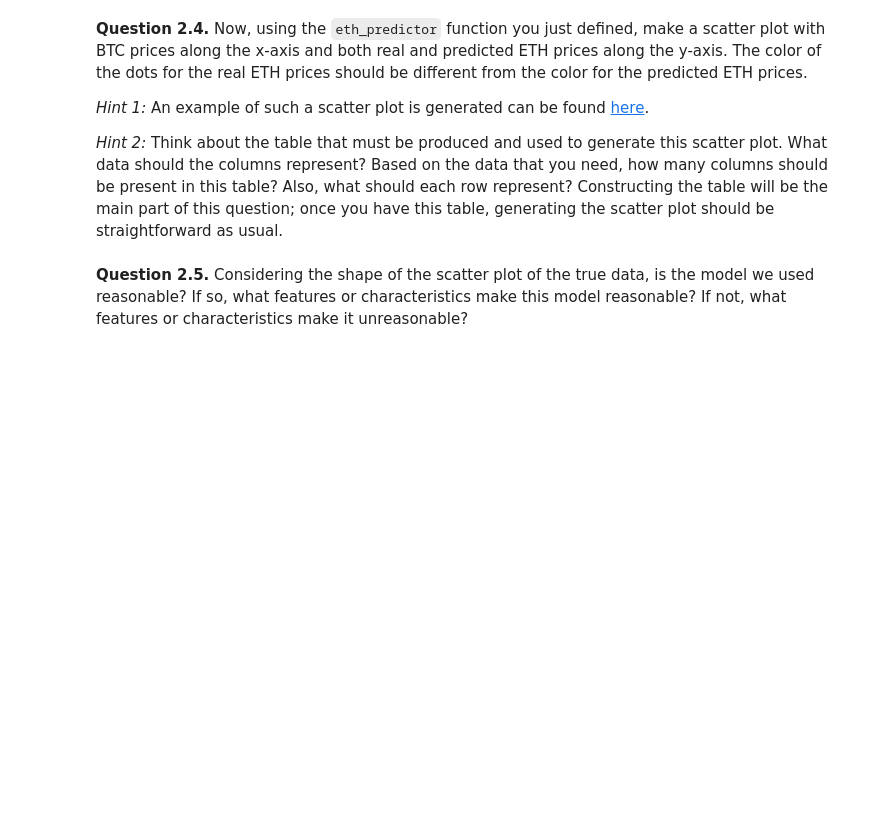
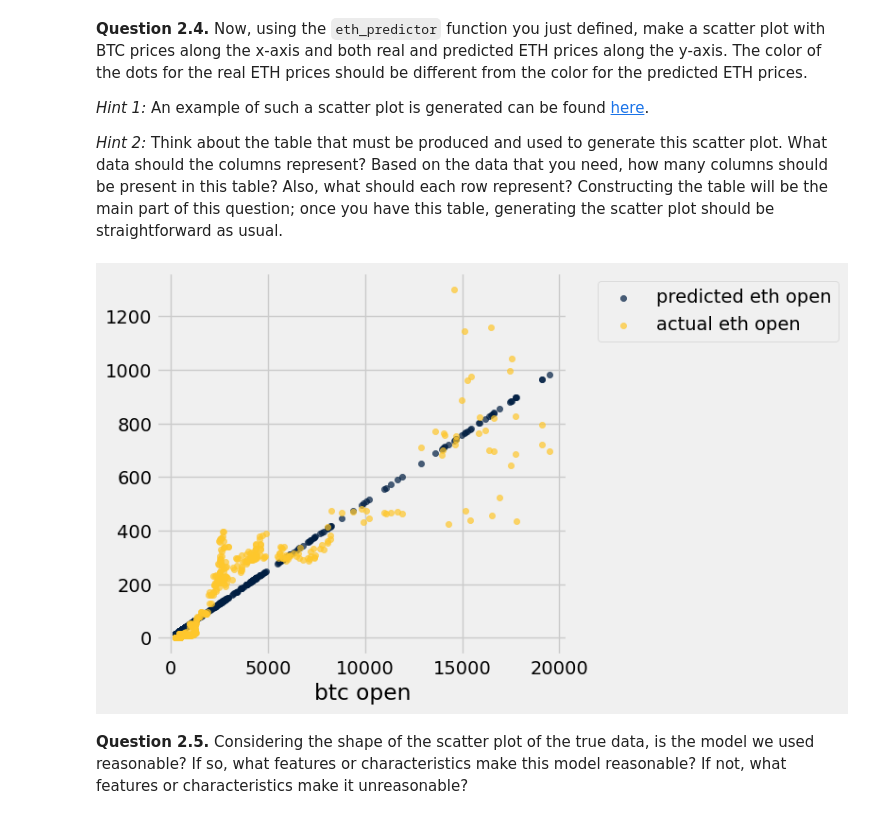
Before and after one commit to ucsb-ds/cmpsc5b-w24-students, a Jupyter notebook: hw/hw04/hw04.ipynb, the cells around one changed output. Cells and saved outputs as stored; diff of their text form; code cells hidden in the pictures; blank space fills up the shorter version.

```diff
--- a/hw/hw04/hw04.ipynb
+++ b/hw/hw04/hw04.ipynb
@@ -54,6 +67,6 @@ jumps
 **Question 1.1.** Create a function `standard_units` that converts the values in the array `data` to standard units.
 # %%
 def standard_units(data):
-    ...
+    return (data - np.mean(data))/ np.std(data)
 # %%
 grader.check("q1_1")
@@ -61,6 +76,6 @@ grader.check("q1_1")
 **Question 1.2.** Now, using the `standard_units` function, define the function `correlation` which computes the correlation between `x` and `y`.
 # %%
 def correlation(x, y):
-    ...
+    return np.mean(standard_units(x) * standard_units(y))
 # %%
 grader.check("q1_2")
@@ -90,7 +109,13 @@ _Type your answer here, replacing this text._
 *Hint:* This is a rare occasion where it’s better to implement the function using column indices instead of column names, in order to be able to call this function on any table. If you need a reminder about how to use column indices to pull out individual columns, please refer to [this](https://www.inferentialthinking.com/chapters/06/Tables.html#accessing-the-data-in-a-column) section of the textbook.
 # %%
 def parameter_estimates(tbl):
-    ...
+    y_mean = np.mean(tbl.column(1))
+    y_sd = np.std(tbl.column(1))
+    x_mean = np.mean(tbl.column(0))
+    x_sd = np.std(tbl.column(0))
+    r = correlation(tbl.column(0),tbl.column(1))
+    slope = r * (y_sd/ x_sd)
+    intercept = slope * (-x_mean) + y_mean
     return make_array(r, slope, intercept)
 
 parameters = parameter_estimates(jumps)
@@ -174,9 +233,9 @@ grader.check("q2_2")
 *Note:* Make sure that your `eth_predictor` is using least squares linear regression.
 # %%
 def eth_predictor(btc_price):
-    parameters = ...
-    slope = ...
-    intercept = ...
-    ...
+    parameters = parameter_estimates(Table().with_columns("btc", btc.column("open"), "eth", eth.column("open")))
+    slope = parameters.item(1)
+    intercept = parameters.item(2)
+    return slope * btc_price + intercept
 # %%
 grader.check("q2_3")
@@ -189,10 +250,12 @@ grader.check("q2_3")
 
 *Hint 2:* Think about the table that must be produced and used to generate this scatter plot. What data should the columns represent? Based on the data that you need, how many columns should be present in this table? Also, what should each row represent? Constructing the table will be the main part of this question; once you have this table, generating the scatter plot should be straightforward as usual.
 # %%
-btc_open = ...
-eth_pred = ...
-eth_pred_actual = ...
-...
+btc_open = btc.select('open')
+eth_pred = btc_open.with_column("predicted eth open", btc.apply(eth_predictor, "open"))
+eth_pred_actual = eth_pred.with_column("actual eth open", eth.column("open"))
+eth_pred_actual.relabeled("open", "btc open").scatter("btc open")
+# %% [output]
+[figure, added]
 # %% [markdown]
 <!-- END QUESTION -->
 
```
Also changed, not shown: parts of 15 cells of this notebook.
